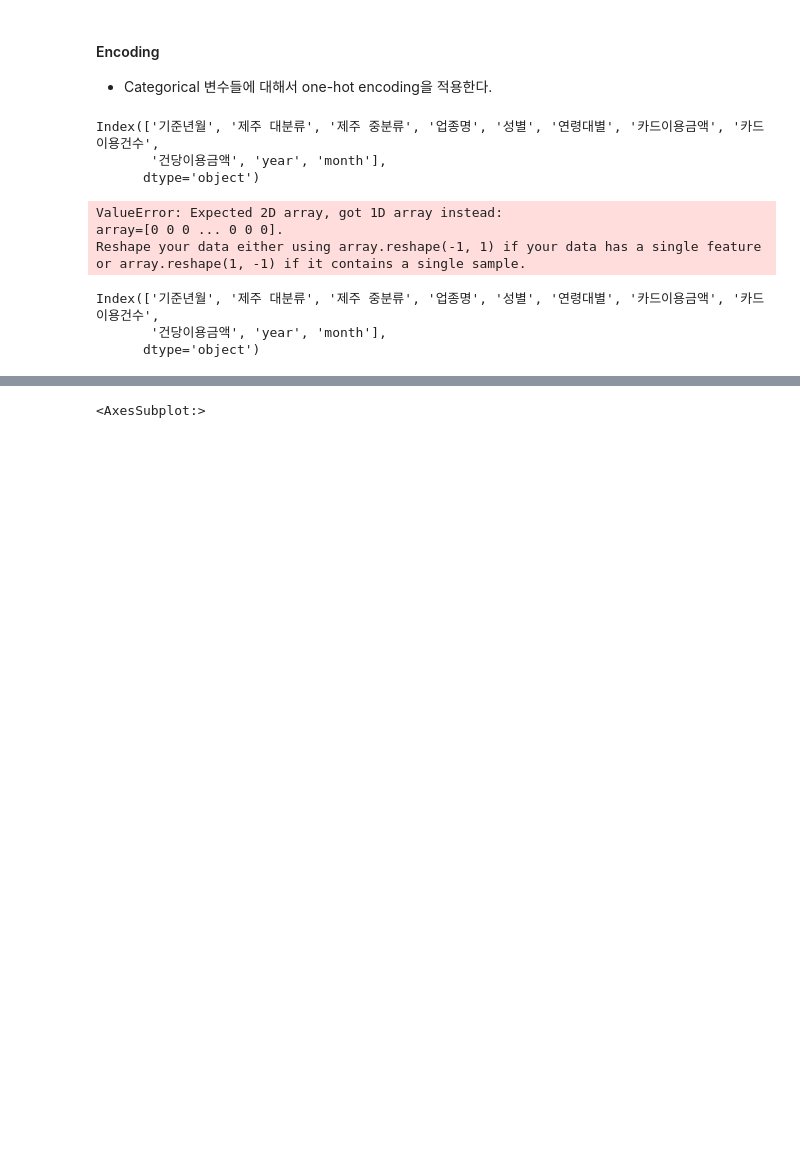
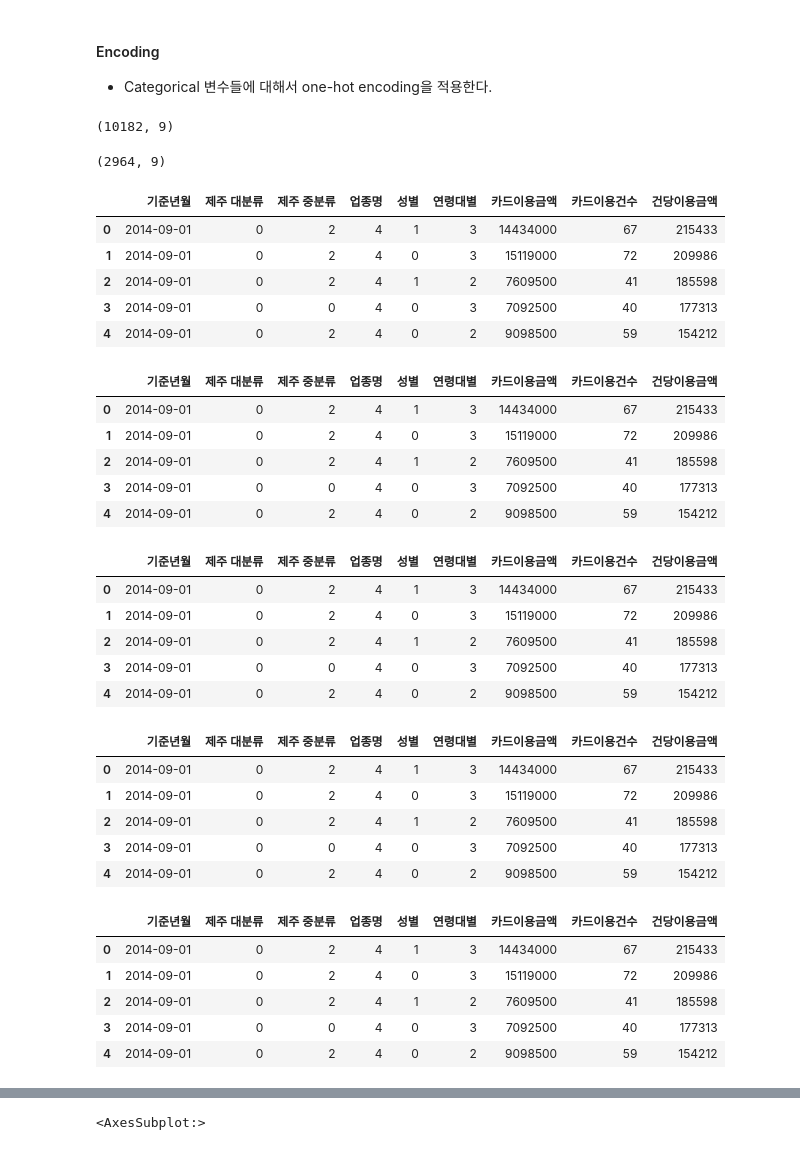
Before and after one commit to So-chankyun/consumption-pattern-analysis-of-jeju-tourist, a Jupyter notebook: consumption pattern analysis of jeju tourist.ipynb, the cells around one changed output, grey strips where cells are left out. Drawn from its saved outputs; the diff is of its cells as text; code cells hidden in the pictures; blank space fills up the shorter version.

```diff
--- a/consumption pattern analysis of jeju tourist.ipynb
+++ b/consumption pattern analysis of jeju tourist.ipynb
@@ -464,34 +488,64 @@ data['month'] = data['기준년월'].dt.month.astype(str)
 # %% [markdown]
 #### Encoding
 - Categorical 변수들에 대해서 one-hot encoding을 적용한다.
-# %%
-data.columns
-# %% [output]
-Index(['기준년월', '제주 대분류', '제주 중분류', '업종명', '성별', '연령대별', '카드이용금액', '카드이용건수',
-       '건당이용금액', 'year', 'month'],
-      dtype='object')
+# %%
+# test-set과 train-set 분리
+local_train = data[data['기준년월'] <= '2016-03-01'].reset_index(drop=True)
+local_test = data[data['기준년월'] > '2016-03-01'].reset_index(drop=True)
+
+display(local_train.shape)
+display(local_test.shape)
+# 전체 data중에서 약 22%가 test set으로 사용된다.
+# %% [output]
+(10182, 9)
+(2964, 9)
 # %%
-ohe = OneHotEncoder(sparse=False)
+ohe = OneHotEncoder(handle_unknown='ignore',sparse=False)
 lbl = LabelEncoder()
 
 cat_cols = ['제주 대분류','제주 중분류','업종명','성별','연령대별']
-for col in tqdm_notebook( cat_cols ):  # tqdm_notebook, 현재 for loop가 몇단계 진행되었는가 확인할 때 편리하다.
-    temp_df = pd.concat([ local_train[[col]], local_test[[col]] ] , axis=0)
+for col in tqdm_notebook( cat_cols ):
+    temp_df = pd.concat([local_train[[col]], local_test[[col]]] , axis=0)
+    lbl.fit(temp_df[col])
 
-    lbl.fit(temp_df[col])
-    temp_df_lbl = lbl.transform(temp_df[col])
+    local_train[col] = lbl.transform(local_train[col])
+    local_test[col] = lbl.transform(local_test[col])
+#     temp_df_lbl = temp_df_lbl.reshape(-1,1)
+#     # 2차원으로 만들어준다.
+#     ohe.fit(temp_df_lbl)
 
-    ohe.fit()
+#     ohe.transform(local_train[col].values.reshape(-1,1)))
+# #     local_test[col] = ohe.transform(local_test[col].values.reshape(-1,1))
 
-    local_train[col] = ohe.transform(local_train[col])
-    local_test[col] = ohe.transform(local_test[col])
+    display(local_train.head())
 # %% [output]
-ValueError: Expected 2D array, got 1D array instead:
-array=[0 0 0 ... 0 0 0].
-Reshape your data either using array.reshape(-1, 1) if your data has a single feature or array.reshape(1, -1) if it contains a single sample.
+|  | 기준년월 | 제주 대분류 | 제주 중분류 | 업종명 | 성별 | 연령대별 | 카드이용금액 | 카드이용건수 | 건당이용금액 |
+| 0 | 2014-09-01 | 0 | 2 | 4 | 1 | 3 | 14434000 | 67 | 215433 |
+| 1 | 2014-09-01 | 0 | 2 | 4 | 0 | 3 | 15119000 | 72 | 209986 |
+| 2 | 2014-09-01 | 0 | 2 | 4 | 1 | 2 | 7609500 | 41 | 185598 |
+| 3 | 2014-09-01 | 0 | 0 | 4 | 0 | 3 | 7092500 | 40 | 177313 |
+| 4 | 2014-09-01 | 0 | 2 | 4 | 0 | 2 | 9098500 | 59 | 154212 |
+|  | 기준년월 | 제주 대분류 | 제주 중분류 | 업종명 | 성별 | 연령대별 | 카드이용금액 | 카드이용건수 | 건당이용금액 |
+| 0 | 2014-09-01 | 0 | 2 | 4 | 1 | 3 | 14434000 | 67 | 215433 |
+| 1 | 2014-09-01 | 0 | 2 | 4 | 0 | 3 | 15119000 | 72 | 209986 |
+| 2 | 2014-09-01 | 0 | 2 | 4 | 1 | 2 | 7609500 | 41 | 185598 |
+| 3 | 2014-09-01 | 0 | 0 | 4 | 0 | 3 | 7092500 | 40 | 177313 |
+| 4 | 2014-09-01 | 0 | 2 | 4 | 0 | 2 | 9098500 | 59 | 154212 |
+|  | 기준년월 | 제주 대분류 | 제주 중분류 | 업종명 | 성별 | 연령대별 | 카드이용금액 | 카드이용건수 | 건당이용금액 |
+| 0 | 2014-09-01 | 0 | 2 | 4 | 1 | 3 | 14434000 | 67 | 215433 |
+| 1 | 2014-09-01 | 0 | 2 | 4 | 0 | 3 | 15119000 | 72 | 209986 |
+| 2 | 2014-09-01 | 0 | 2 | 4 | 1 | 2 | 7609500 | 41 | 185598 |
+| 3 | 2014-09-01 | 0 | 0 | 4 | 0 | 3 | 7092500 | 40 | 177313 |
+| 4 | 2014-09-01 | 0 | 2 | 4 | 0 | 2 | 9098500 | 59 | 154212 |
+|  | 기준년월 | 제주 대분류 | 제주 중분류 | 업종명 | 성별 | 연령대별 | 카드이용금액 | 카드이용건수 | 건당이용금액 |
+| 0 | 2014-09-01 | 0 | 2 | 4 | 1 | 3 | 14434000 | 67 | 215433 |
+| 1 | 2014-09-01 | 0 | 2 | 4 | 0 | 3 | 15119000 | 72 | 209986 |
+| 2 | 2014-09-01 | 0 | 2 | 4 | 1 | 2 | 7609500 | 41 | 185598 |
+| 3 | 2014-09-01 | 0 | 0 | 4 | 0 | 3 | 7092500 | 40 | 177313 |
+| 4 | 2014-09-01 | 0 | 2 | 4 | 0 | 2 | 9098500 | 59 | 154212 |
+|  | 기준년월 | 제주 대분류 | 제주 중분류 | 업종명 | 성별 | 연령대별 | 카드이용금액 | 카드이용건수 | 건당이용금액 |
+| 0 | 2014-09-01 | 0 | 2 | 4 | 1 | 3 | 14434000 | 67 | 215433 |
+| 1 | 2014-09-01 | 0 | 2 | 4 | 0 | 3 | 15119000 | 72 | 209986 |
+| 2 | 2014-09-01 | 0 | 2 | 4 | 1 | 2 | 7609500 | 41 | 185598 |
+| 3 | 2014-09-01 | 0 | 0 | 4 | 0 | 3 | 7092500 | 40 | 177313 |
+| 4 | 2014-09-01 | 0 | 2 | 4 | 0 | 2 | 9098500 | 59 | 154212 |
-# %%
-local_train.columns
-# %% [output]
-Index(['기준년월', '제주 대분류', '제주 중분류', '업종명', '성별', '연령대별', '카드이용금액', '카드이용건수',
-       '건당이용금액', 'year', 'month'],
-      dtype='object')
```
Also changed, not shown: parts of 21 cells of this notebook.
